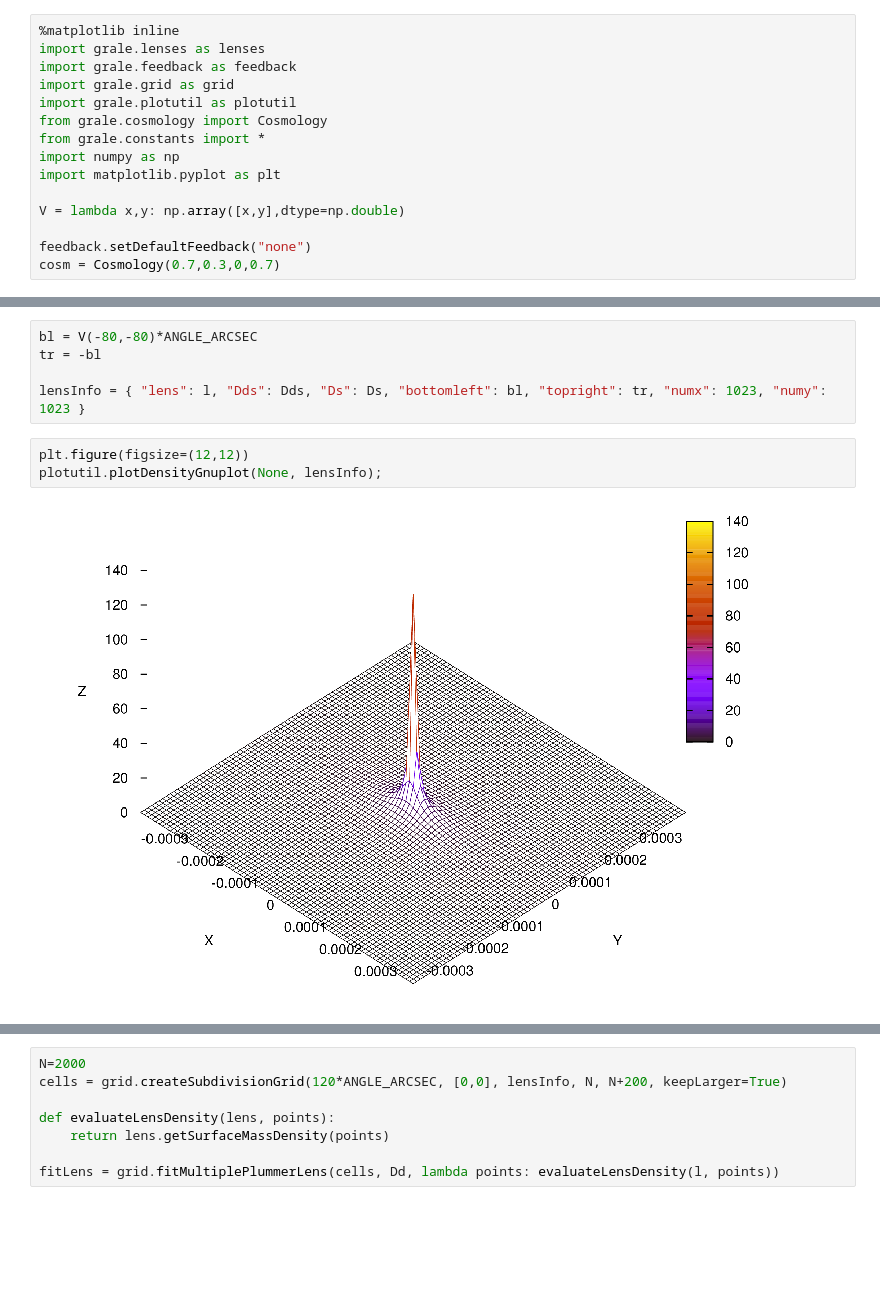
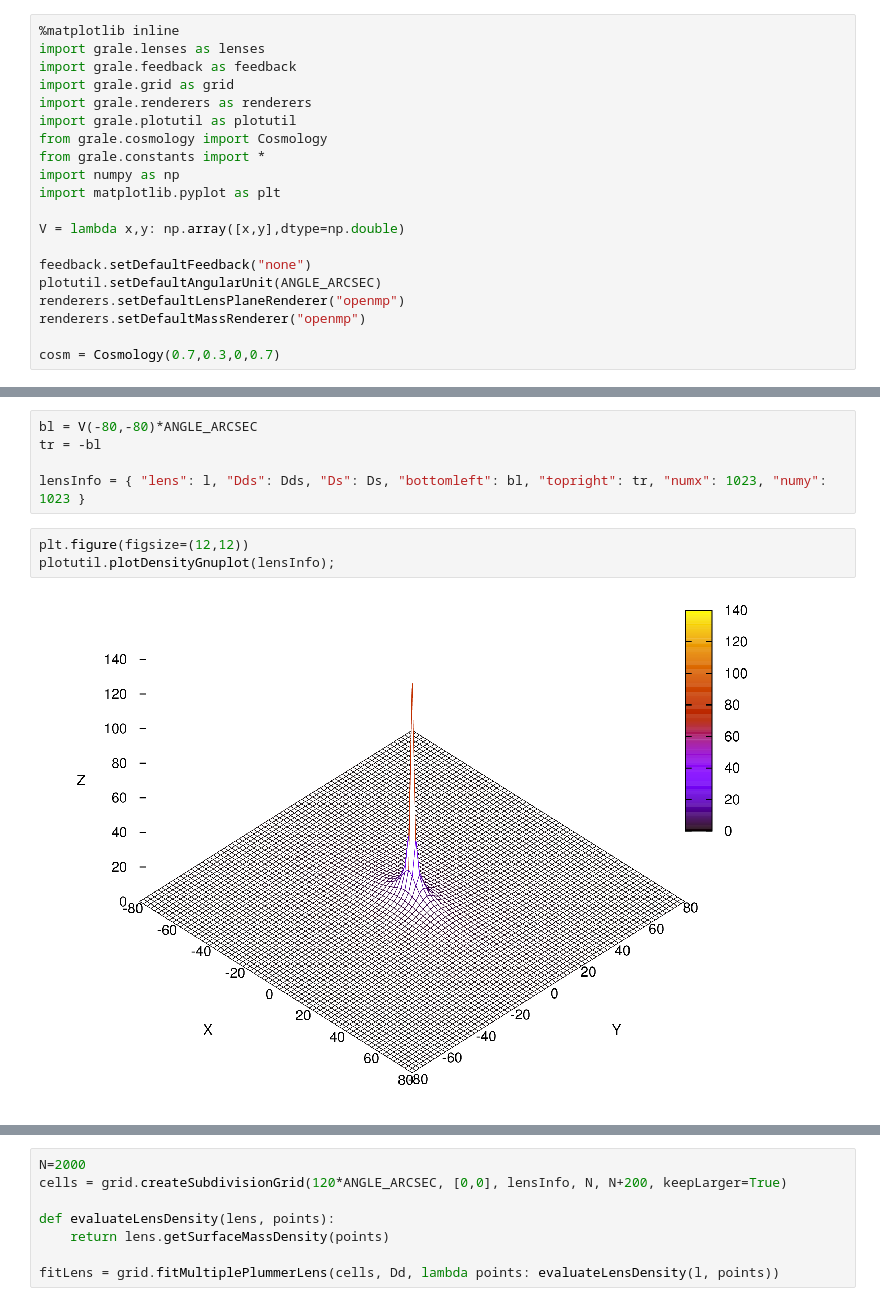
Before and after one commit to j0r1/GRALE2, a Jupyter notebook: pygrale/doc/source/_static/fittest.ipynb, the cells around one changed output, grey strips where cells are left out. Cells and saved outputs as stored; diff of their text form; blank space fills up the shorter version.

Commit message:
Possible to set defaults for inverter, renderers and angular unit
Also updated notebooks to use the new setDefault settings

```diff
--- a/pygrale/doc/source/_static/fittest.ipynb
+++ b/pygrale/doc/source/_static/fittest.ipynb
@@ -3,6 +3,7 @@
 import grale.lenses as lenses
 import grale.feedback as feedback
 import grale.grid as grid
+import grale.renderers as renderers
 import grale.plotutil as plotutil
 from grale.cosmology import Cosmology
 from grale.constants import *
@@ -12,6 +13,10 @@ import matplotlib.pyplot as plt
 V = lambda x,y: np.array([x,y],dtype=np.double)
 
 feedback.setDefaultFeedback("none")
+plotutil.setDefaultAngularUnit(ANGLE_ARCSEC)
+renderers.setDefaultLensPlaneRenderer("openmp")
+renderers.setDefaultMassRenderer("openmp")
+
 cosm = Cosmology(0.7,0.3,0,0.7)
 # %%
 zd = 0.5
@@ -34,8 +39,8 @@ tr = -bl
 lensInfo = { "lens": l, "Dds": Dds, "Ds": Ds, "bottomleft": bl, "topright": tr, "numx": 1023, "numy": 1023 }
 # %%
 plt.figure(figsize=(12,12))
-plotutil.plotDensityGnuplot(None, lensInfo);
+plotutil.plotDensityGnuplot(lensInfo);
 # %% [output]
-[figure, old version]
+[figure, new version]
 # %%
 plt.figure(figsize=(12,12))
```
Also changed, not shown: parts of 3 cells of this notebook, 13 other files.
